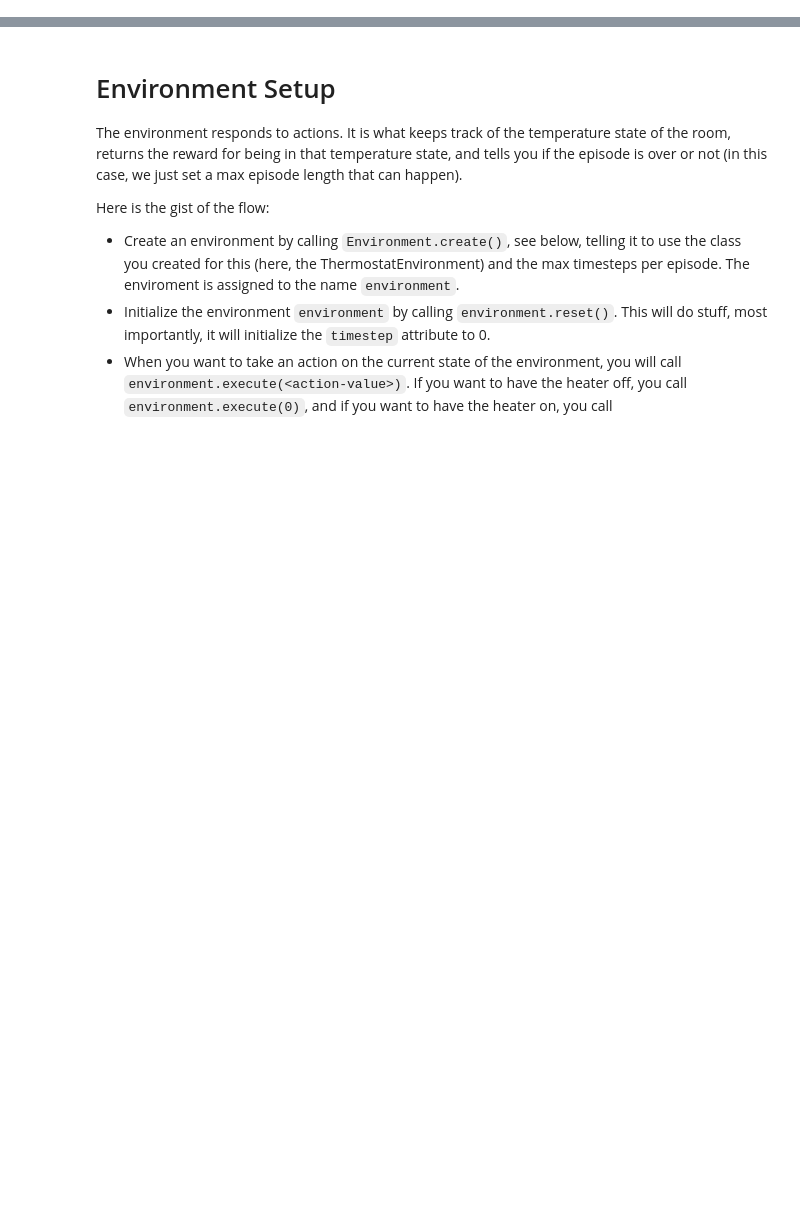
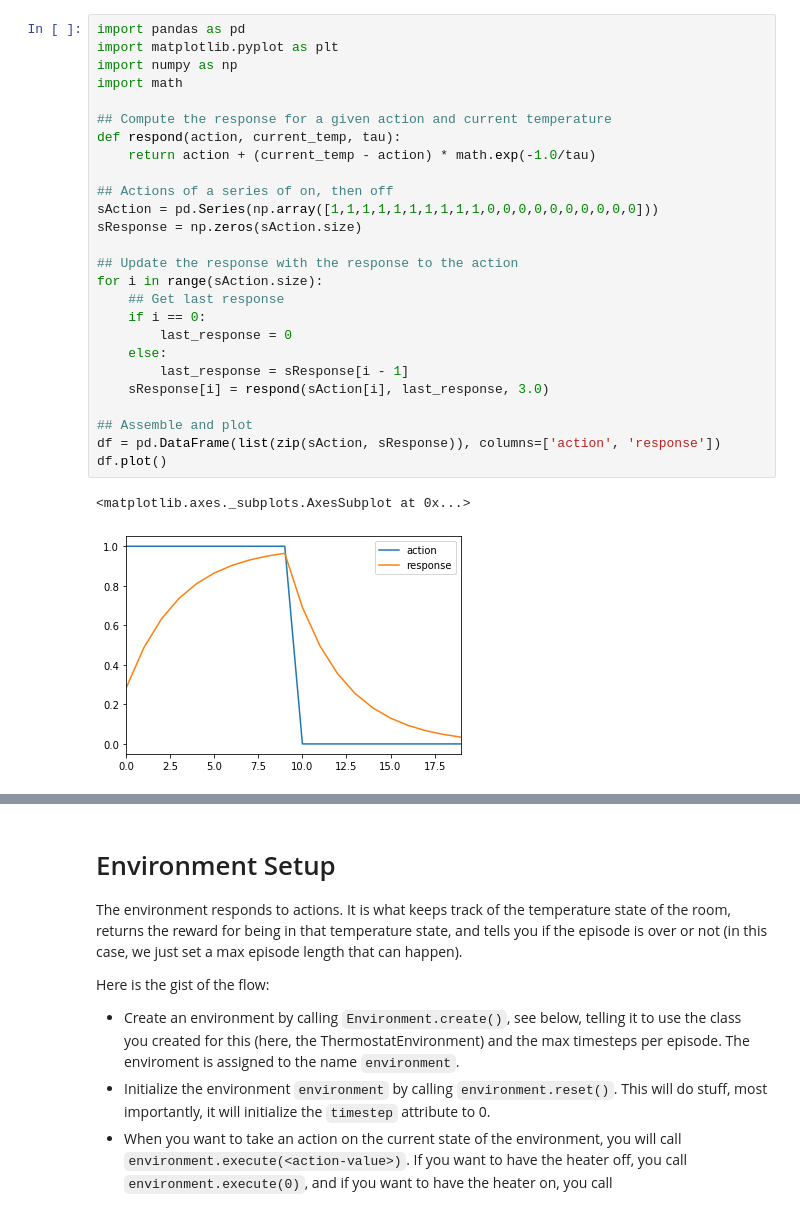
Before and after one commit to tensorforce/tensorforce, a Jupyter notebook: examples/temperature-controller.ipynb, the cells around one changed output, grey strips where cells are left out. Drawn from its saved outputs; the diff is of its cells as text; blank space fills up the shorter version.

Commit message:
Added chart to show characterstic temperature decay.

```diff
--- a/examples/temperature-controller.ipynb
+++ b/examples/temperature-controller.ipynb
@@ -21,0 +17,29 @@ Let's chart the reward vs. temperature to show what is meant:
+# %%
+import pandas as pd
+import matplotlib.pyplot as plt
+import numpy as np
+import math
+
+## Compute the response for a given action and current temperature
+def respond(action, current_temp, tau):
+    return action + (current_temp - action) * math.exp(-1.0/tau)
+
+## Actions of a series of on, then off
+sAction = pd.Series(np.array([1,1,1,1,1,1,1,1,1,1,0,0,0,0,0,0,0,0,0,0]))
+sResponse = np.zeros(sAction.size)
+
+## Update the response with the response to the action
+for i in range(sAction.size):
+    ## Get last response
+    if i == 0:
+        last_response = 0
+    else:
+        last_response = sResponse[i - 1]
+    sResponse[i] = respond(sAction[i], last_response, 3.0)
+
+## Assemble and plot
+df = pd.DataFrame(list(zip(sAction, sResponse)), columns=['action', 'response'])
+df.plot()
+# %% [output]
+<matplotlib.axes._subplots.AxesSubplot at 0x...>
+[figure, added]
```
Also changed, not shown: parts of 5 cells of this notebook.
